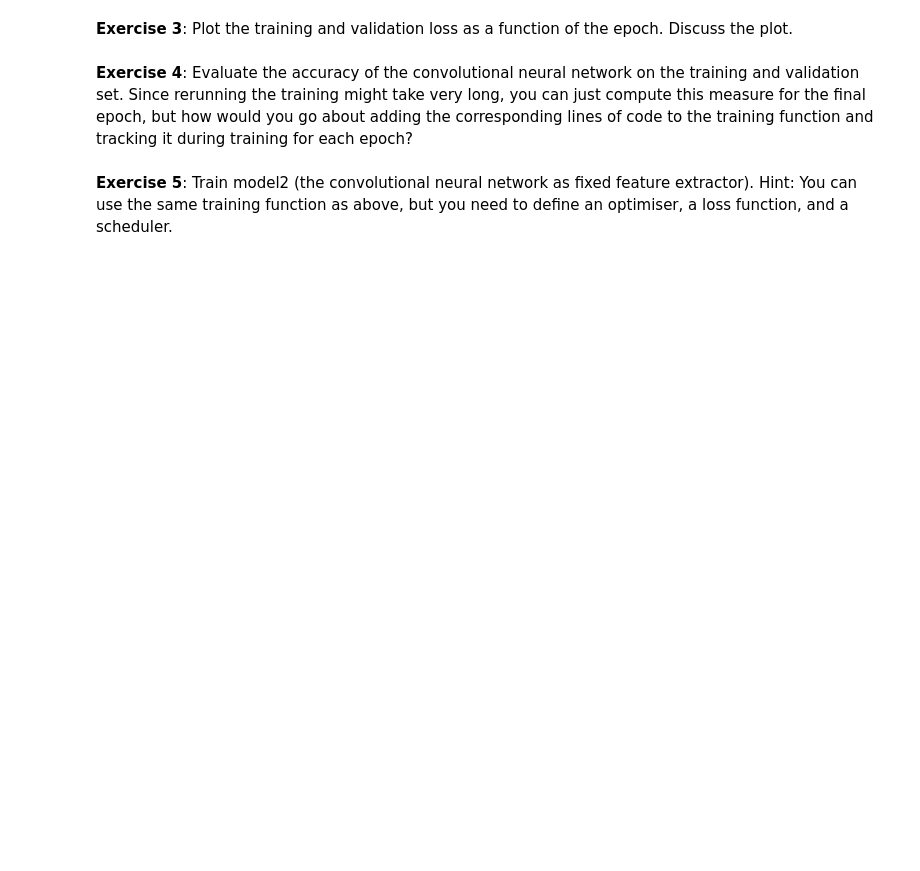
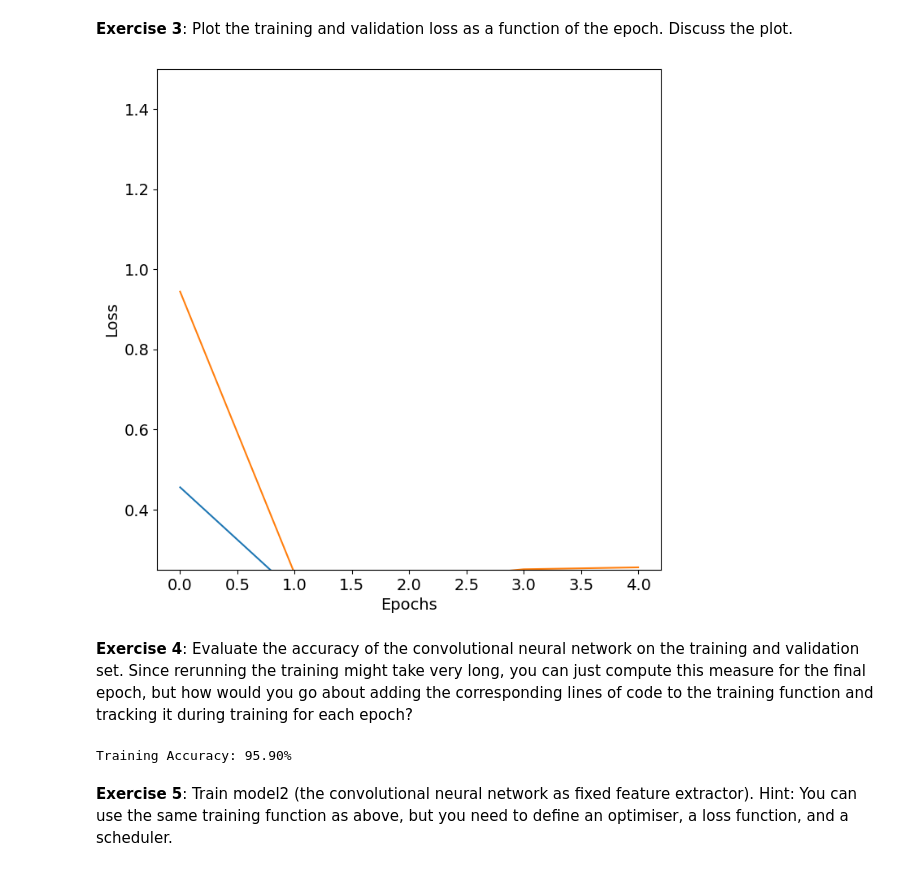
Before and after one commit to enoch26/RCDS-Deep-Learning-CNN, a Jupyter notebook: 2_2_Transfer_learning.ipynb, the cells around one changed output. Cells and saved outputs as stored; diff of their text form; code cells hidden in the pictures; blank space fills up the shorter version.

```diff
--- a/2_2_Transfer_learning.ipynb
+++ b/2_2_Transfer_learning.ipynb
@@ -259,14 +268,41 @@ KeyboardInterrupt:
 # %%
 plt.figure(figsize=(8,8))
 # [INSERT CODE HERE]
 # [INSERT CODE HERE]
+plt.plot(train_loss1, label='Training Loss')
+plt.plot(val_loss1, label='Validation Loss')
+
 plt.xlabel("Epochs",fontsize=14)
 plt.ylabel("Loss",fontsize=14)
 plt.ylim([0.25,1.5])
 plt.xticks(fontsize=14)
 plt.yticks(fontsize=14)
 plt.show()
+# %% [output]
+[figure, added]
 # %% [markdown]
 **Exercise 4**: Evaluate the accuracy of the convolutional neural network on the training and validation set. Since rerunning the training might take very long, you can just compute this measure for the final epoch, but how would you go about adding the corresponding lines of code to the training function and tracking it during training for each epoch?
+# %%
+model1.eval()
+
+correct = 0
+total = 0
+
+with torch.no_grad():
+    for inputs, labels in trainloader:
+        inputs = inputs.to(device)
+        labels = labels.to(device)
+
+        outputs = model1(inputs)
+
+        _, predicted = torch.max(outputs, 1)
+
+        total += labels.size(0)
+        correct += (predicted == labels).sum().item()
+
+train_acc = 100 * correct / total
+print(f"Training Accuracy: {train_acc:.2f}%")
+# %% [output]
+Training Accuracy: 95.90%
 # %% [markdown]
 **Exercise 5**: Train model2 (the convolutional neural network as fixed feature extractor). Hint: You can use the same training function as above, but you need to define an optimiser, a loss function, and a scheduler.
```
Also changed, not shown: parts of 4 cells of this notebook.
